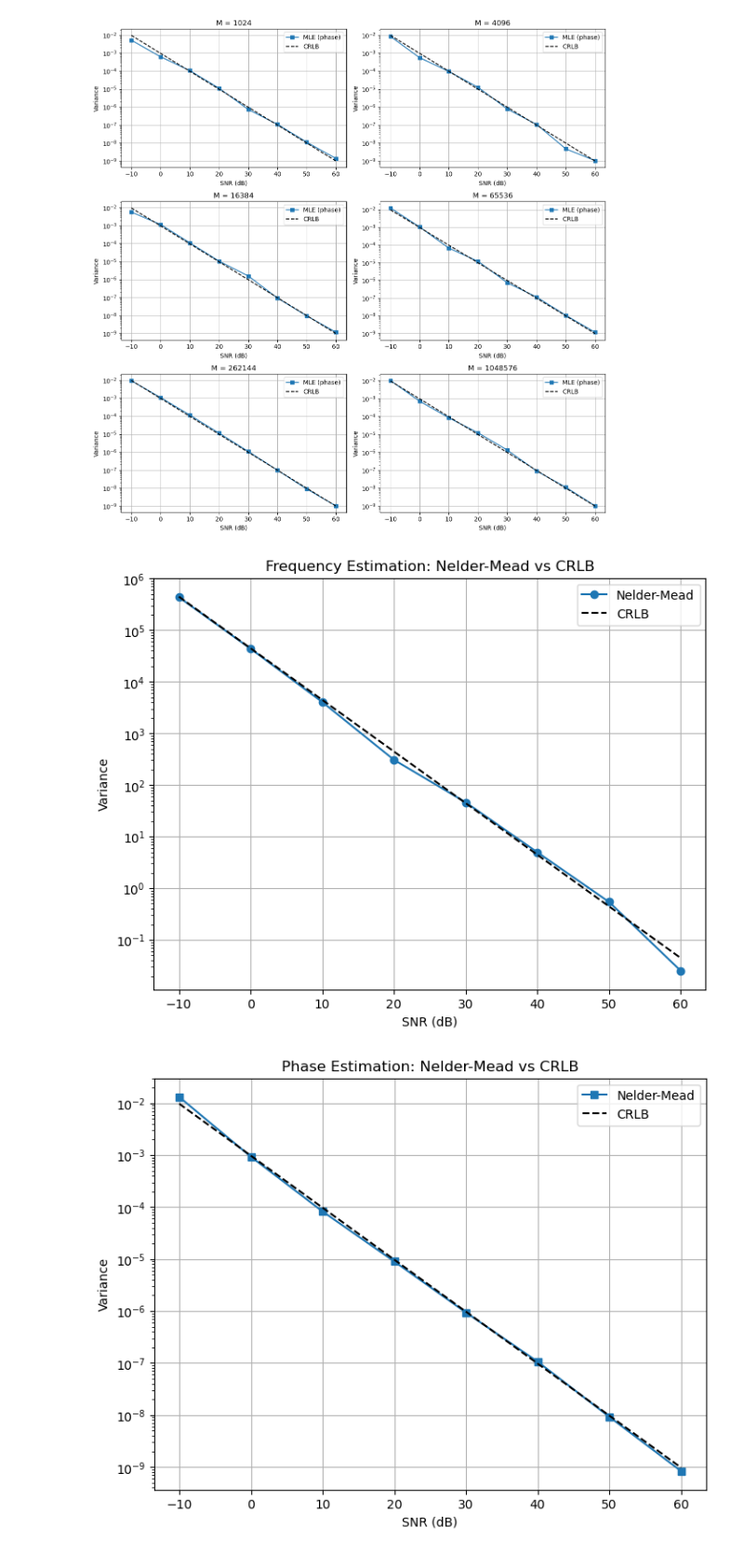
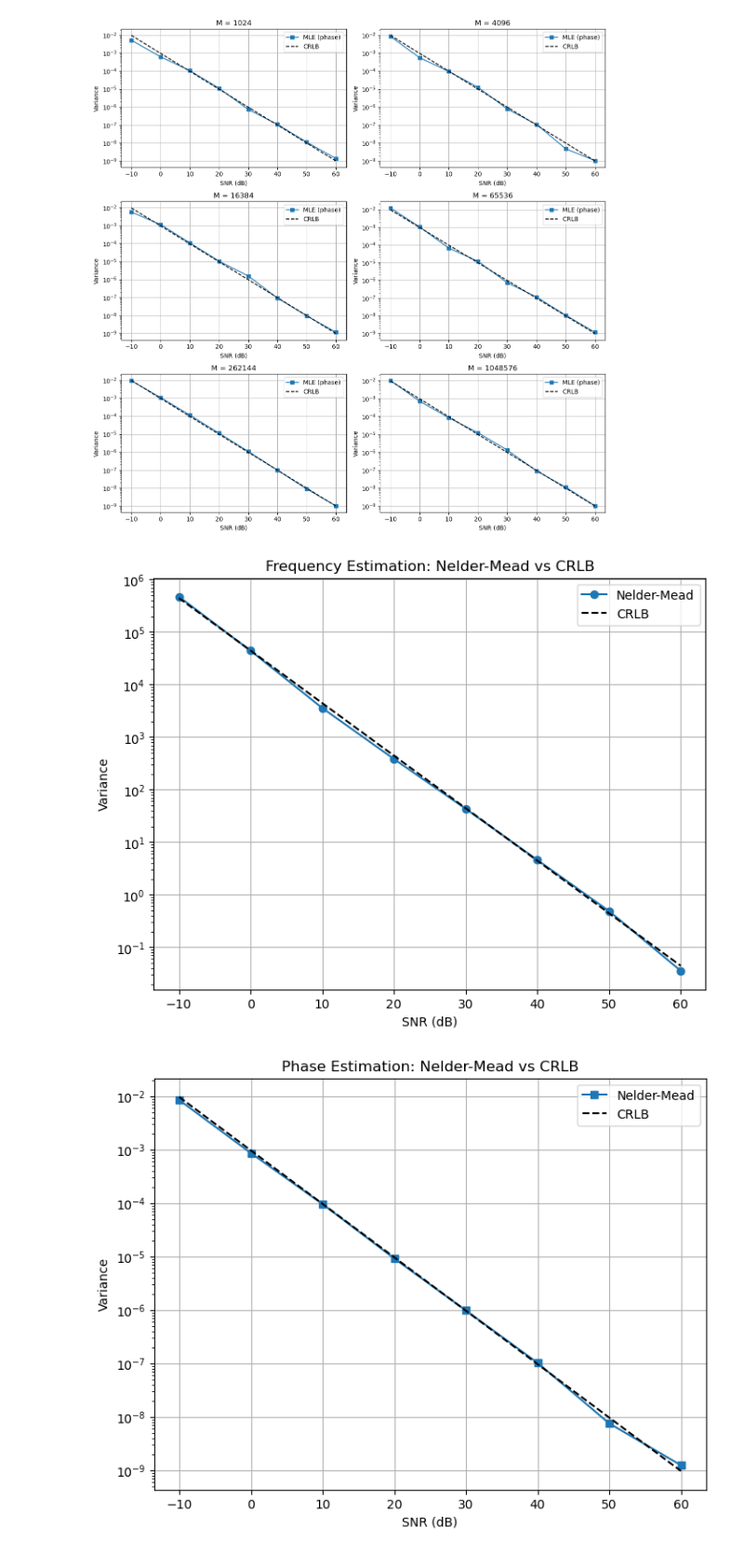
Before and after one commit to Asaka892/NatAndBeast, a Jupyter notebook: test.ipynb, the cells around one changed output. Shown at 93% size. Drawn from its saved outputs; the diff is of its cells as text; code cells hidden in the pictures.

```diff
--- a/test.ipynb
+++ b/test.ipynb
@@ -233,6 +233,10 @@ def simulate(SNR_dB):
         # FFT (start)
         X = np.fft.fft(x, M)
         m = np.argmax(np.abs(X))
+
+        if m > M//2:
+            m -= M
+
         w_fft = 2*np.pi*m/(M*T)
 
         # Nelder-Mead
@@ -266,35 +270,35 @@ for snr in SNR_values:
     crlb_phase.append(cp)
 
 # ---------- PLOT 1: FREKVENS ----------
 plt.figure(figsize=(8,6))
 
 plt.semilogy(SNR_values, var_freq, 'o-', label='Nelder-Mead')
 plt.semilogy(SNR_values, crlb_freq, 'k--', label='CRLB')
 
 plt.xlabel("SNR (dB)")
 plt.ylabel("Variance")
 plt.title("Frequency Estimation: Nelder-Mead vs CRLB")
 plt.legend()
 plt.grid()
 
 plt.show()
 
 # ---------- PLOT 2: FASE ----------
 plt.figure(figsize=(8,6))
 
 plt.semilogy(SNR_values, var_phase, 's-', label='Nelder-Mead')
 plt.semilogy(SNR_values, crlb_phase, 'k--', label='CRLB')
 
 plt.xlabel("SNR (dB)")
 plt.ylabel("Variance")
 plt.title("Phase Estimation: Nelder-Mead vs CRLB")
 plt.legend()
 plt.grid()
 
 plt.show()
 # %% [output]
-[figure, old version]
+[figure, new version]
-[figure, old version]
+[figure, new version]
 # %%
 import numpy as np
 import matplotlib.pyplot as plt
```
Also changed, not shown: parts of 2 cells of this notebook.
